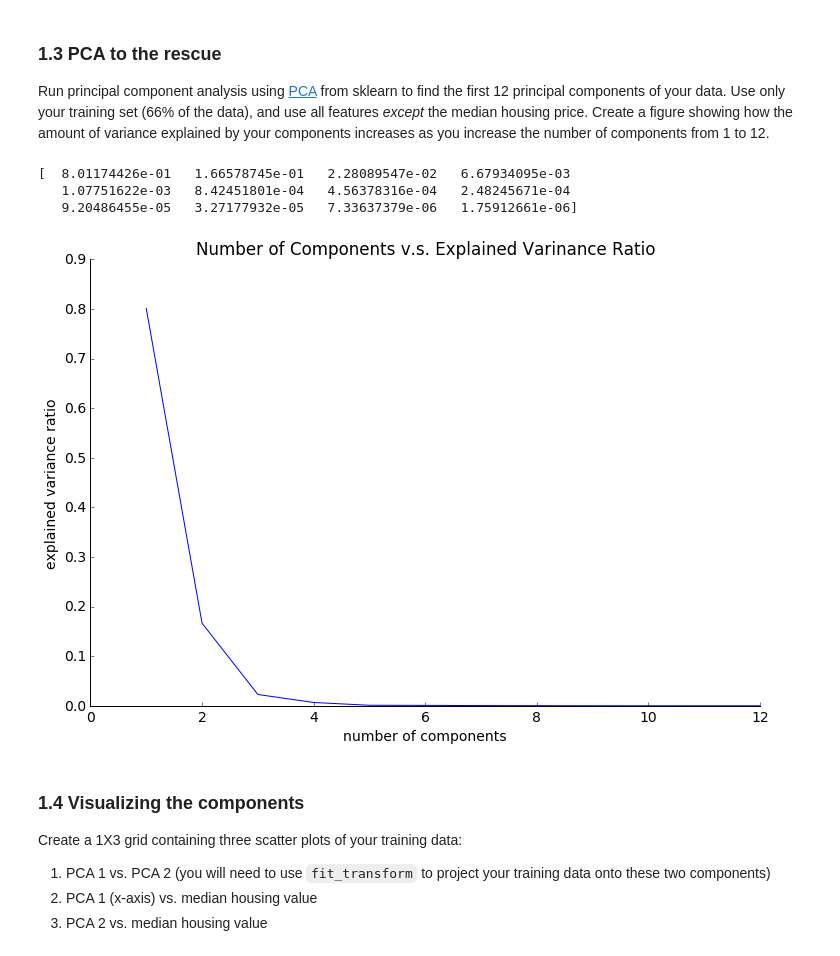
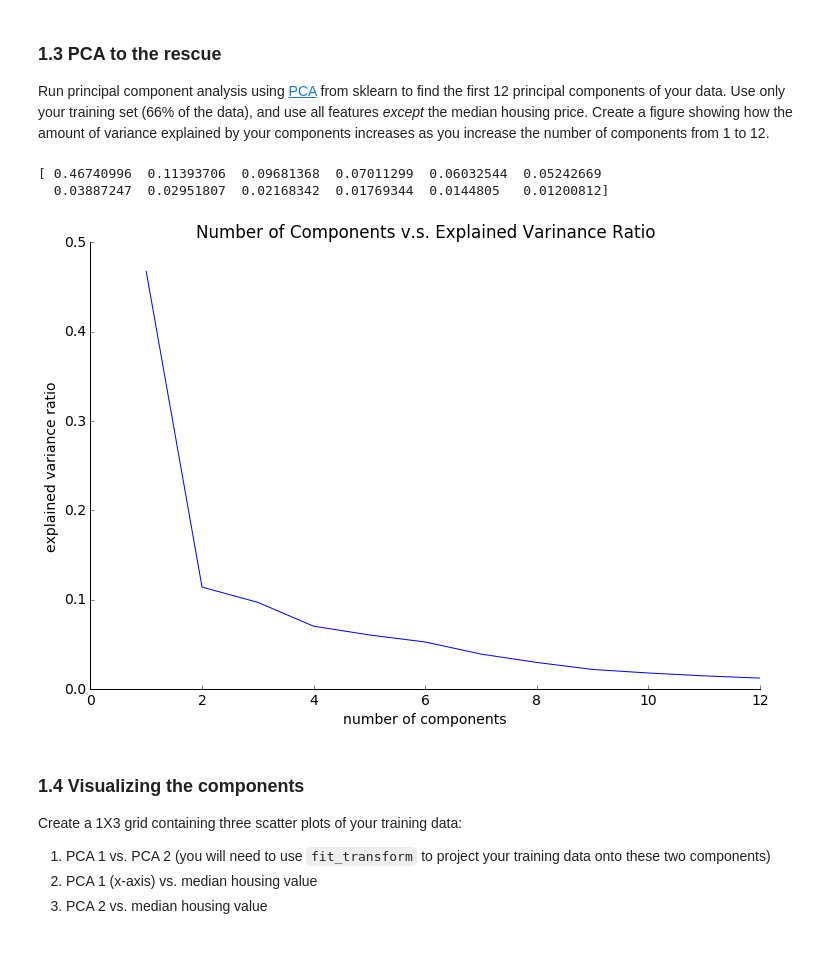
Before and after one commit to nadavash/school-vault, a Jupyter notebook: info371/ASHKENAZI_NADAV-PS5.ipynb, the cells around one changed output. Cells and saved outputs as stored; diff of their text form; code cells hidden in the pictures.

```diff
--- a/info371/ASHKENAZI_NADAV-PS5.ipynb
+++ b/info371/ASHKENAZI_NADAV-PS5.ipynb
@@ -91,20 +91,26 @@ for i in xrange(8):
 
 Run principal component analysis using [PCA](http://scikit-learn.org/stable/modules/generated/sklearn.decomposition.PCA.html) from sklearn to find the first 12 principal components of your data.  Use only your training set (66% of the data), and use all features *except* the median housing price.  Create a figure showing how the amount of variance explained by your components increases as you increase the number of components from 1 to 12.
 # %%
+# Standardize the given data.
+def standardize(raw_data):
+    return ((raw_data - np.mean(raw_data, axis = 0)) / np.std(raw_data, axis = 0))
+
+boston_train_std = standardize(boston_train)
+boston_test_std = standardize(boston_test)
+
 boston_pca = PCA(n_components=12)
-boston_pca.fit(boston_train)
+boston_pca.fit(boston_train_std)
 print boston_pca.explained_variance_ratio_
 plt.figure(figsize=(12,8))
 plt.plot(np.arange(1, boston_pca.n_components + 1, 1), boston_pca.explained_variance_ratio_)
 plt.title('Number of Components v.s. Explained Varinance Ratio')
 plt.xlabel('number of components')
 plt.ylabel('explained variance ratio')
 simple_axes(plt.axes())
 # %% [output]
-[  8.01174426e-01   1.66578745e-01   2.28089547e-02   6.67934095e-03
-   1.07751622e-03   8.42451801e-04   4.56378316e-04   2.48245671e-04
-   9.20486455e-05   3.27177932e-05   7.33637379e-06   1.75912661e-06]
+[ 0.46740996  0.11393706  0.09681368  0.07011299  0.06032544  0.05242669
+  0.03887247  0.02951807  0.02168342  0.01769344  0.0144805   0.01200812]
-[figure, old version]
+[figure, new version]
 # %% [markdown]
 ### 1.4 Visualizing the components
 
```
Also changed, not shown: parts of 3 cells of this notebook.
